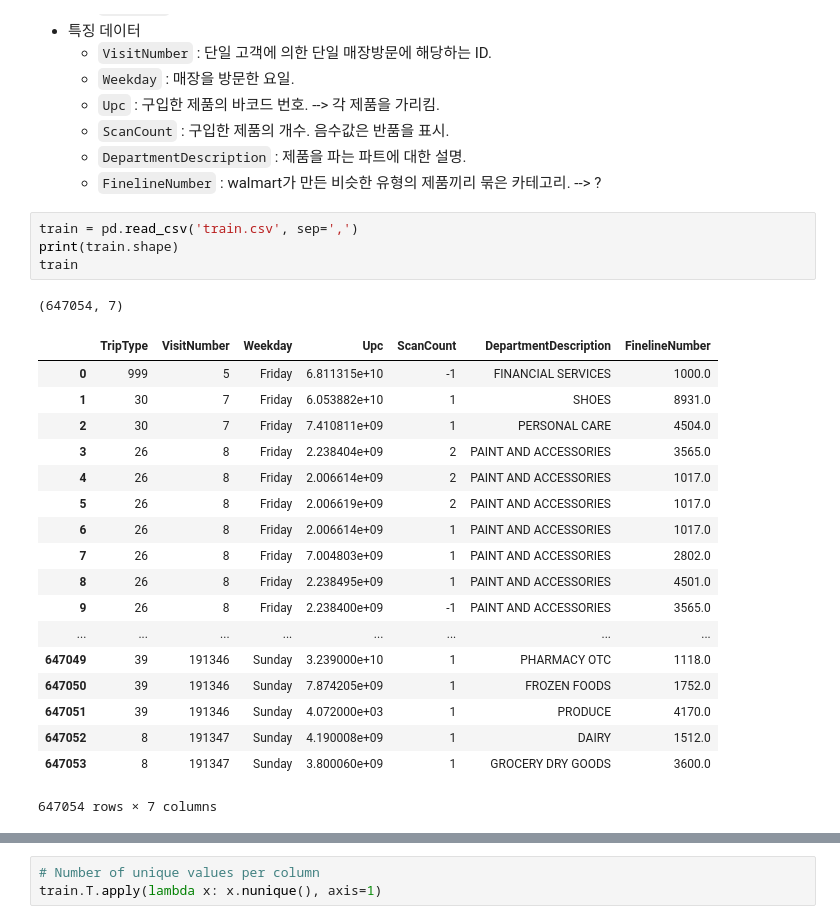
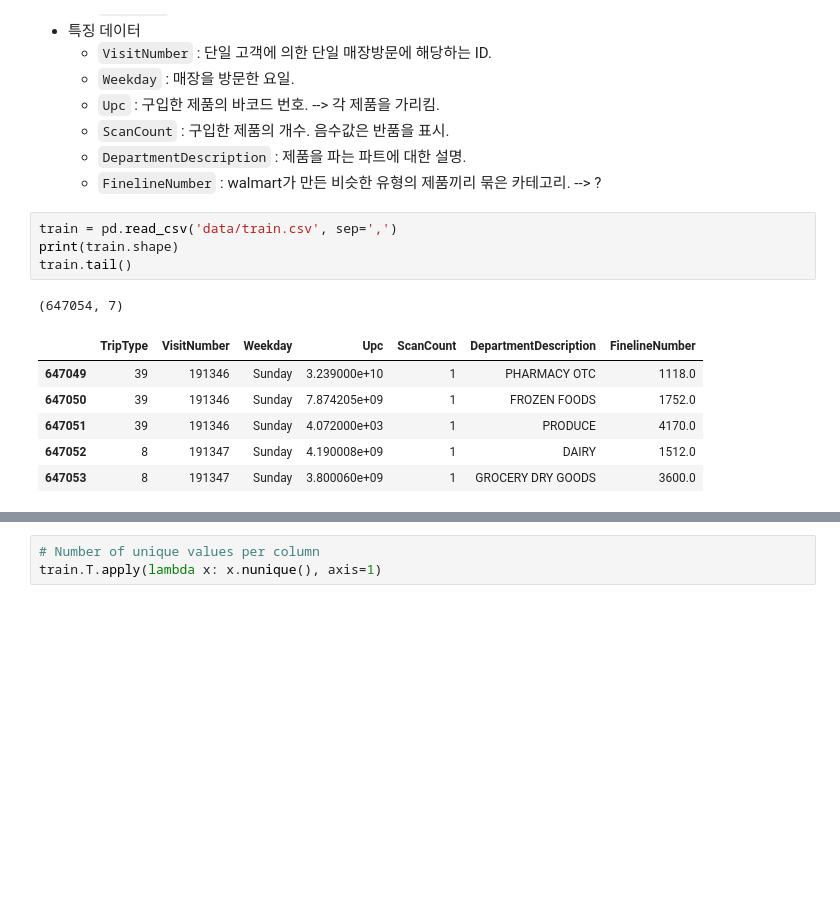
Before and after one commit to iayrots/dss7_SWYA_walmart, a Jupyter notebook: ya/EDA.ipynb, the cells around one changed output, grey strips where cells are left out. Drawn from its saved outputs; the diff is of its cells as text; blank space fills up the shorter version.

```diff
--- a/ya/EDA.ipynb
+++ b/ya/EDA.ipynb
@@ -13,26 +13,14 @@
     - `DepartmentDescription` : 제품을 파는 파트에 대한 설명.
     - `FinelineNumber` : walmart가 만든 비슷한 유형의 제품끼리 묶은 카테고리. --> ?
 # %%
-train = pd.read_csv('train.csv', sep=',')
+train = pd.read_csv('data/train.csv', sep=',')
 print(train.shape)
-train
+train.tail()
 # %% [output]
 (647054, 7)
 |  | TripType | VisitNumber | Weekday | Upc | ScanCount | DepartmentDescription | FinelineNumber |
-| 0 | 999 | 5 | Friday | 6.811315e+10 | -1 | FINANCIAL SERVICES | 1000.0 |
-| 1 | 30 | 7 | Friday | 6.053882e+10 | 1 | SHOES | 8931.0 |
-| 2 | 30 | 7 | Friday | 7.410811e+09 | 1 | PERSONAL CARE | 4504.0 |
-| 3 | 26 | 8 | Friday | 2.238404e+09 | 2 | PAINT AND ACCESSORIES | 3565.0 |
-| 4 | 26 | 8 | Friday | 2.006614e+09 | 2 | PAINT AND ACCESSORIES | 1017.0 |
-| 5 | 26 | 8 | Friday | 2.006619e+09 | 2 | PAINT AND ACCESSORIES | 1017.0 |
-| 6 | 26 | 8 | Friday | 2.006614e+09 | 1 | PAINT AND ACCESSORIES | 1017.0 |
-| 7 | 26 | 8 | Friday | 7.004803e+09 | 1 | PAINT AND ACCESSORIES | 2802.0 |
-| 8 | 26 | 8 | Friday | 2.238495e+09 | 1 | PAINT AND ACCESSORIES | 4501.0 |
-| 9 | 26 | 8 | Friday | 2.238400e+09 | -1 | PAINT AND ACCESSORIES | 3565.0 |
-| ... | ... | ... | ... | ... | ... | ... | ... |
 | 647049 | 39 | 191346 | Sunday | 3.239000e+10 | 1 | PHARMACY OTC | 1118.0 |
 | 647050 | 39 | 191346 | Sunday | 7.874205e+09 | 1 | FROZEN FOODS | 1752.0 |
 | 647051 | 39 | 191346 | Sunday | 4.072000e+03 | 1 | PRODUCE | 4170.0 |
 | 647052 | 8 | 191347 | Sunday | 4.190008e+09 | 1 | DAIRY | 1512.0 |
 | 647053 | 8 | 191347 | Sunday | 3.800060e+09 | 1 | GROCERY DRY GOODS | 3600.0 |
-647054 rows × 7 columns
```
Also changed, not shown: parts of 4 cells of this notebook, 1 other file.
